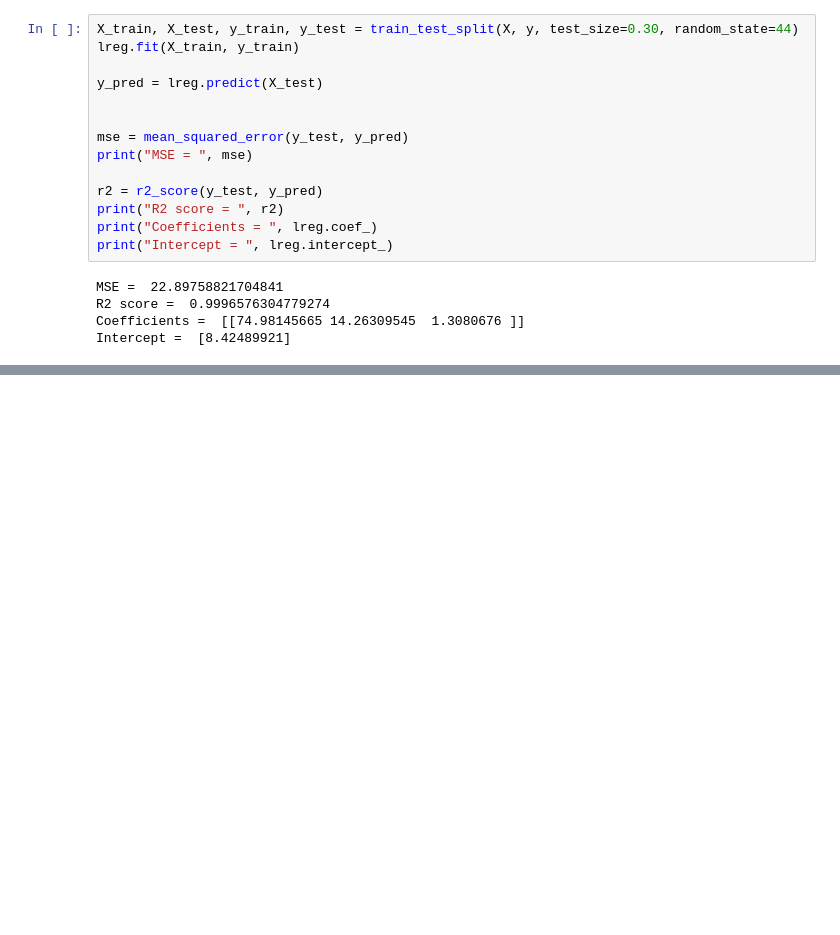
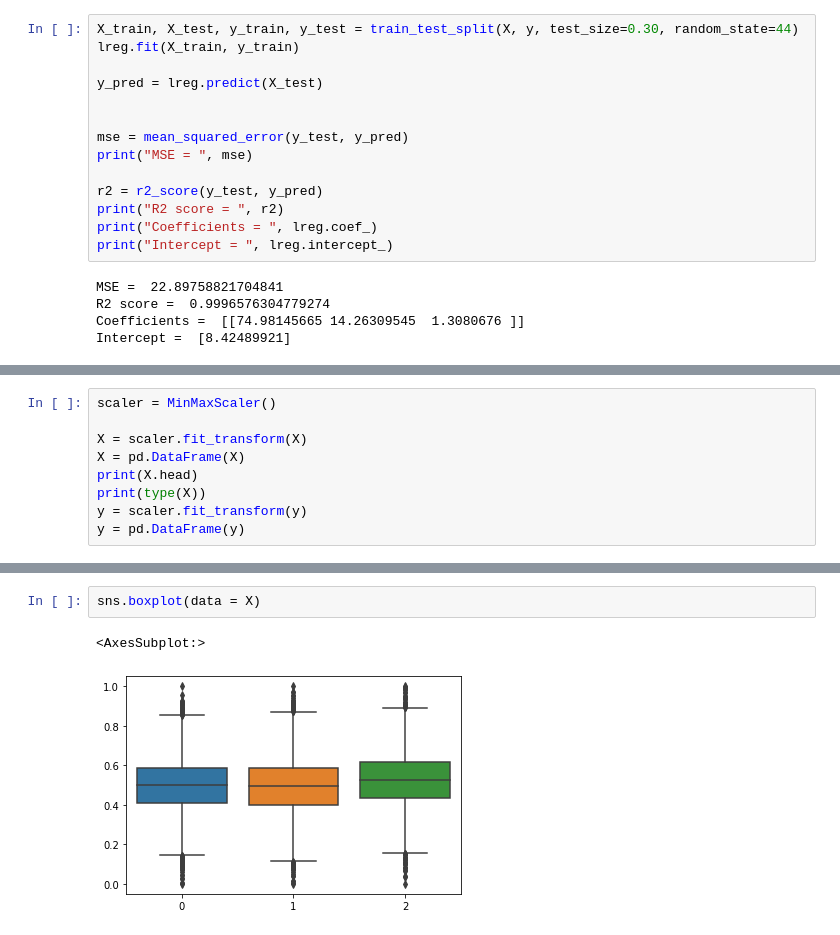
Before and after one commit to faisalm14/702-Coursework, a Jupyter notebook: 702 Task2.ipynb, the cells around one changed output, grey strips where cells are left out. Drawn from its saved outputs; the diff is of its cells as text; blank space fills up the shorter version.

Commit message:
applying standard scaler and minimal scaler to data

```diff
--- a/702 Task2.ipynb
+++ b/702 Task2.ipynb
@@ -548,0 +590,9 @@ Intercept =  [8.42489921]
+# %%
+scaler = MinMaxScaler()
+
+X = scaler.fit_transform(X)
+X = pd.DataFrame(X)
+print(X.head)
+print(type(X))
+y = scaler.fit_transform(y)
+y = pd.DataFrame(y)
@@ -548,0 +615,5 @@ Intercept =  [8.42489921]
+# %%
+sns.boxplot(data = X)
+# %% [output]
+<AxesSubplot:>
+[figure, added]
```
Also changed, not shown: parts of 14 cells of this notebook.
